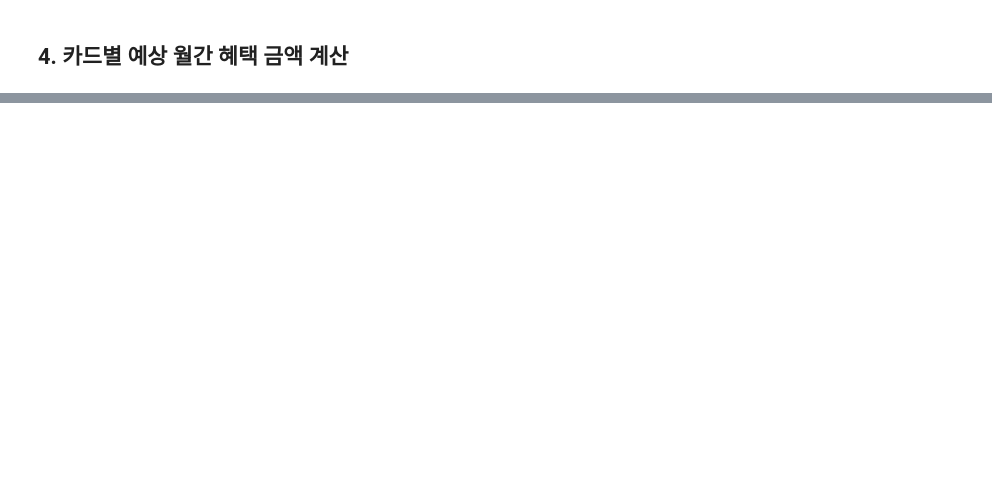
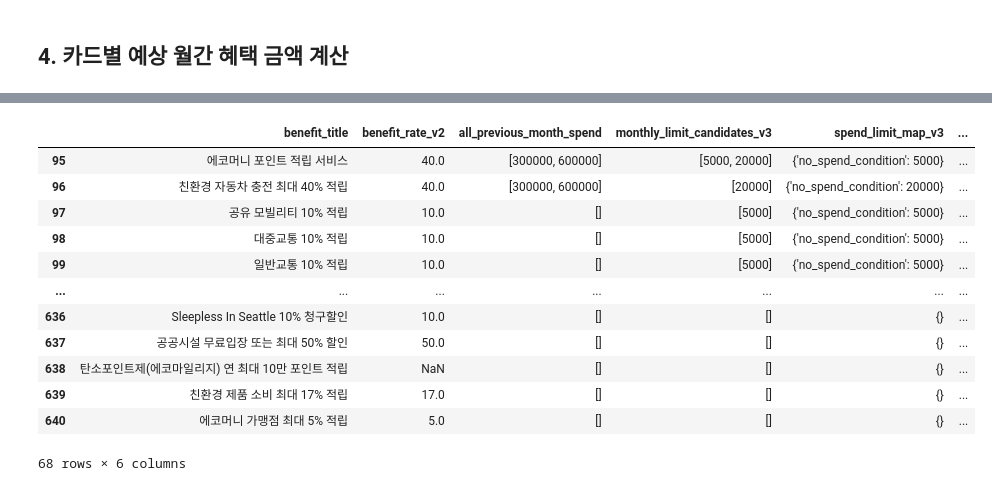
Before and after one commit to hmpark-lab/portfolio, a Jupyter notebook: 카드_추천_엔진.ipynb, the cells around one changed output, grey strips where cells are left out. Saved outputs shown, nothing was run; the diff lists cells and outputs as text; code cells hidden in the pictures; blank space fills up the shorter version.

```diff
--- a/카드_추천_엔진.ipynb
+++ b/카드_추천_엔진.ipynb
@@ -52,0 +488,56 @@ print("월 총 소비금액:", total_monthly_spending)
+# %%
+df_benefit["monthly_limit_candidates_v3"] = (
+    df_benefit["full_text"]
+    .apply(extract_monthly_limits_strict)
+)
+# %%
+def map_spend_to_limit_v3(row):
+    spends = row["all_previous_month_spend"]
+    limits = row["monthly_limit_candidates_v3"]
+
+    if not isinstance(spends, list):
+        spends = []
+    if not isinstance(limits, list):
+        limits = []
+
+    # 전월실적별 한도가 같은 개수로 잡히면 순서대로 매핑
+    if len(spends) == len(limits) and len(spends) > 0:
+        return dict(zip(spends, limits))
+
+    # 실적은 여러 개인데 한도가 1개면 공통 한도
+    if len(spends) > 0 and len(limits) == 1:
+        return {spend: limits[0] for spend in spends}
+
+    # 실적 조건 없이 한도만 있으면
+    if len(spends) == 0 and len(limits) > 0:
+        return {"no_spend_condition": limits[0]}
+
+    return {}
+
+df_benefit["spend_limit_map_v3"] = df_benefit.apply(
+    map_spend_to_limit_v3,
+    axis=1
+)
+# %%
+display(df_benefit[df_benefit["card_name"].str.contains("그린카드", na=False)][[
+    "benefit_title",
+    "benefit_rate_v2",
+    "all_previous_month_spend",
+    "monthly_limit_candidates_v3",
+    "spend_limit_map_v3",
+    "full_text"
+]])
+# %% [output]
+|  | benefit_title | benefit_rate_v2 | all_previous_month_spend | monthly_limit_candidates_v3 | spend_limit_map_v3 | ... |
+| 95 | 에코머니 포인트 적립 서비스 | 40.0 | [300000, 600000] | [5000, 20000] | {'no_spend_condition': 5000} | ... |
+| 96 | 친환경 자동차 충전 최대 40% 적립 | 40.0 | [300000, 600000] | [20000] | {'no_spend_condition': 20000} | ... |
+| 97 | 공유 모빌리티 10% 적립 | 10.0 | [] | [5000] | {'no_spend_condition': 5000} | ... |
+| 98 | 대중교통 10% 적립 | 10.0 | [] | [5000] | {'no_spend_condition': 5000} | ... |
+| 99 | 일반교통 10% 적립 | 10.0 | [] | [5000] | {'no_spend_condition': 5000} | ... |
+| ... | ... | ... | ... | ... | ... | ... |
+| 636 | Sleepless In Seattle 10% 청구할인 | 10.0 | [] | [] | {} | ... |
+| 637 | 공공시설 무료입장 또는 최대 50% 할인 | 50.0 | [] | [] | {} | ... |
+| 638 | 탄소포인트제(에코마일리지) 연 최대 10만 포인트 적립 | NaN | [] | [] | {} | ... |
+| 639 | 친환경 제품 소비 최대 17% 적립 | 17.0 | [] | [] | {} | ... |
+| 640 | 에코머니 가맹점 최대 5% 적립 | 5.0 | [] | [] | {} | ... |
+68 rows × 6 columns
```
Also changed, not shown: parts of 21 cells of this notebook, 4 other files.
